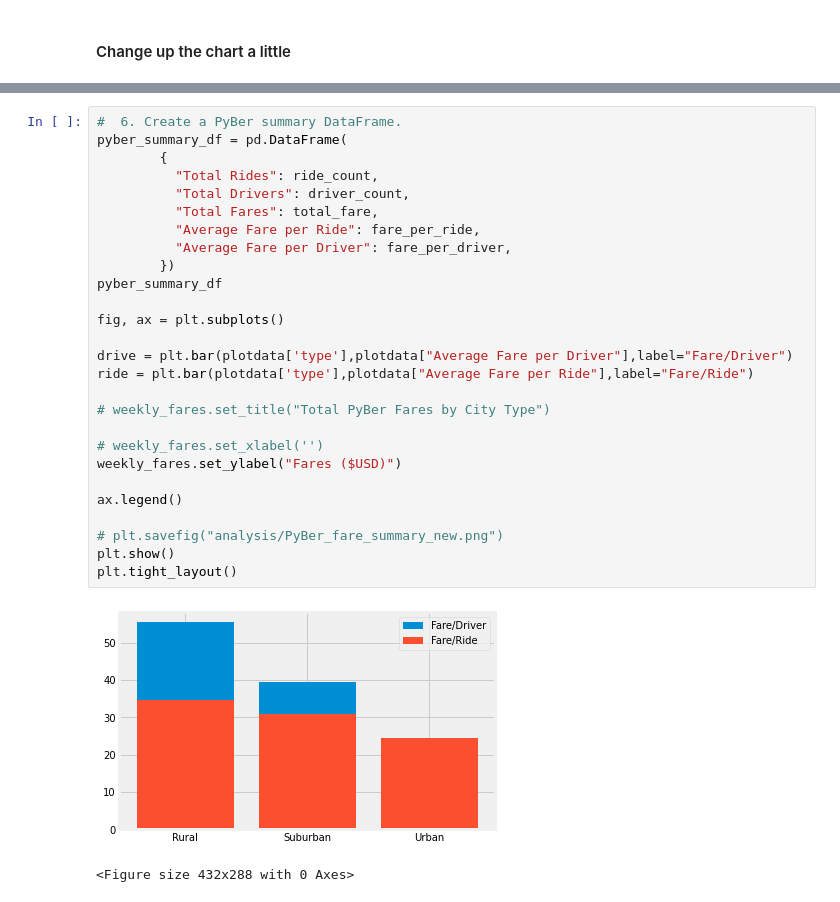
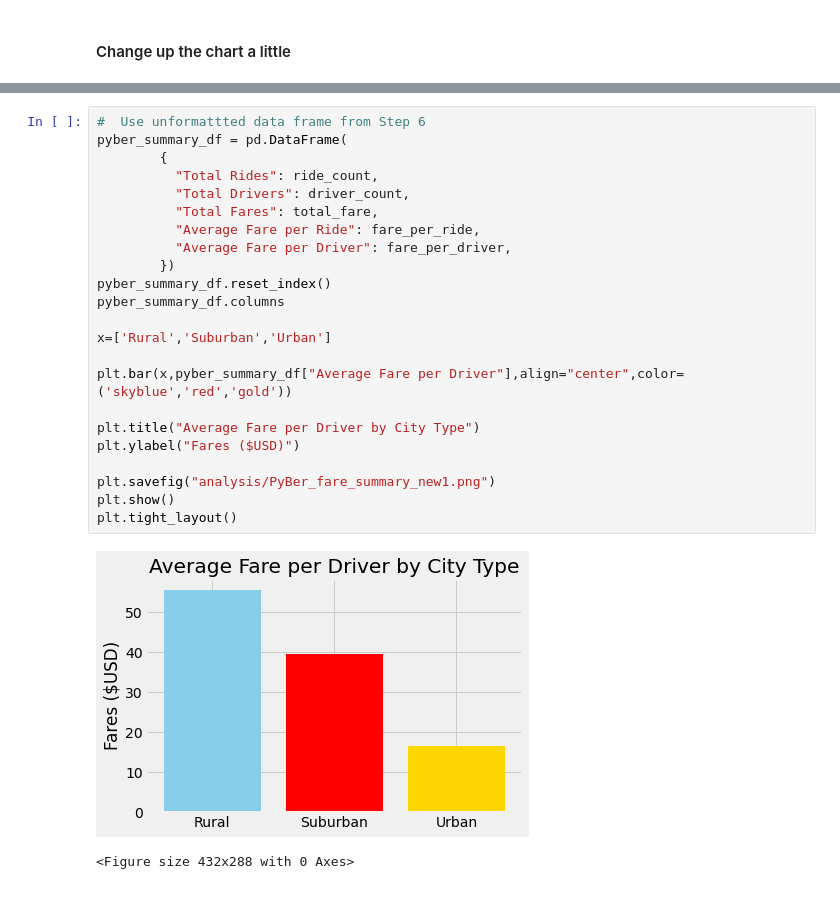
Before and after one commit to PGL50/PyBer_Analysis, a Jupyter notebook: PyBer_Challenge.ipynb, the cells around one changed output, grey strips where cells are left out. Saved outputs shown, nothing was run; the diff lists cells and outputs as text.

Commit message:
New extra charts

```diff
--- a/PyBer_Challenge.ipynb
+++ b/PyBer_Challenge.ipynb
@@ -389,32 +390,28 @@ plt.tight_layout()
 [figure]
 <Figure size 432x288 with 0 Axes>
 # %%
-#  6. Create a PyBer summary DataFrame.
+#  Use unformattted data frame from Step 6
 pyber_summary_df = pd.DataFrame(
         {
           "Total Rides": ride_count,
           "Total Drivers": driver_count,
           "Total Fares": total_fare,
           "Average Fare per Ride": fare_per_ride,
           "Average Fare per Driver": fare_per_driver,
         })
-pyber_summary_df
+pyber_summary_df.reset_index()
+pyber_summary_df.columns
 
-fig, ax = plt.subplots()
+x=['Rural','Suburban','Urban']
 
-drive = plt.bar(plotdata['type'],plotdata["Average Fare per Driver"],label="Fare/Driver")
-ride = plt.bar(plotdata['type'],plotdata["Average Fare per Ride"],label="Fare/Ride")
+plt.bar(x,pyber_summary_df["Average Fare per Driver"],align="center",color=('skyblue','red','gold'))
 
-# weekly_fares.set_title("Total PyBer Fares by City Type")
+plt.title("Average Fare per Driver by City Type")
+plt.ylabel("Fares ($USD)")
 
-# weekly_fares.set_xlabel('')
-weekly_fares.set_ylabel("Fares ($USD)")
-
-ax.legend()
-
-# plt.savefig("analysis/PyBer_fare_summary_new.png")
+plt.savefig("analysis/PyBer_fare_summary_new1.png")
 plt.show()
 plt.tight_layout()
 # %% [output]
-[figure, old version]
+[figure, new version]
 <Figure size 432x288 with 0 Axes>
```
Also changed, not shown: parts of 2 cells of this notebook, 2 other files.
